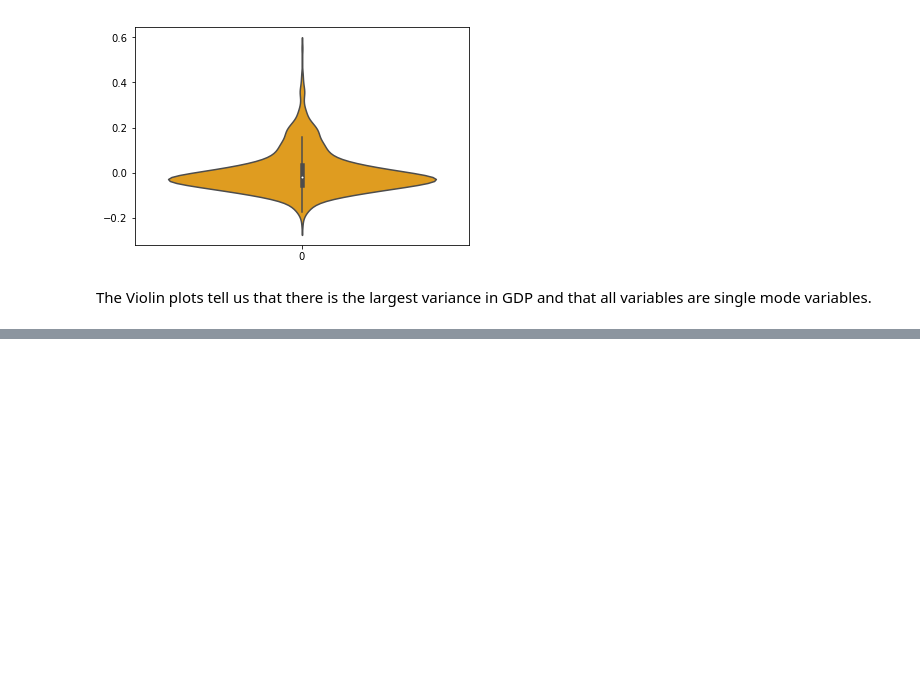
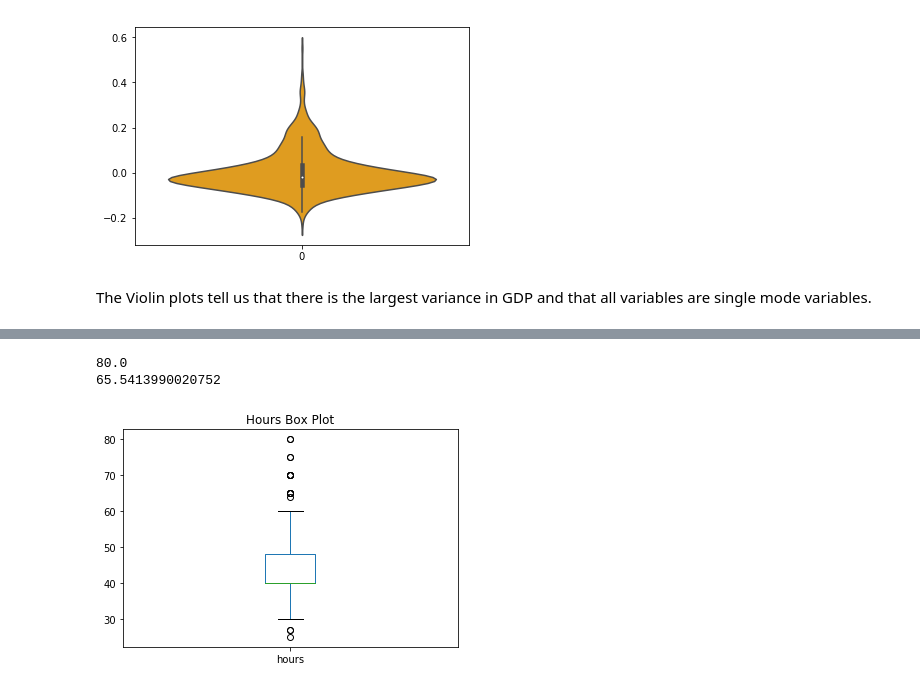
Before and after one commit to Zpolicky/byu_econ_applied_machine_learning, a Jupyter notebook: homeworks/Zach_Policky_Homework_1.ipynb, the cells around one changed output, grey strips where cells are left out. Cells and saved outputs as stored; diff of their text form; code cells hidden in the pictures; blank space fills up the shorter version.

```diff
--- a/homeworks/Zach_Policky_Homework_1.ipynb
+++ b/homeworks/Zach_Policky_Homework_1.ipynb
@@ -344,0 +398,11 @@ The Violin plots tell us that there is the largest variance in GDP and that all
+# %%
+wage['hours'].plot(kind='box')
+plt.title('Hours Box Plot')
+#we can see there there are outlyers in hours
+print(wage['hours'].max())
+std_hours = wage['hours'].std()
+print(wage['hours'].mean()+(std_hours*3))
+# %% [output]
+80.0
+65.5413990020752
+[figure, added]
```
Also changed, not shown: parts of 12 cells of this notebook.
